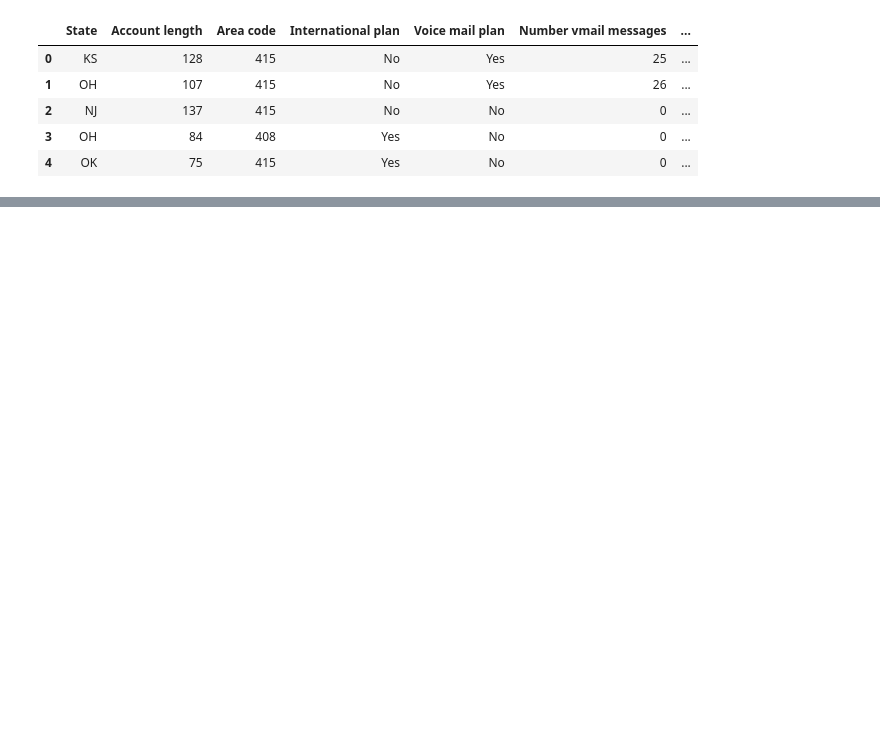
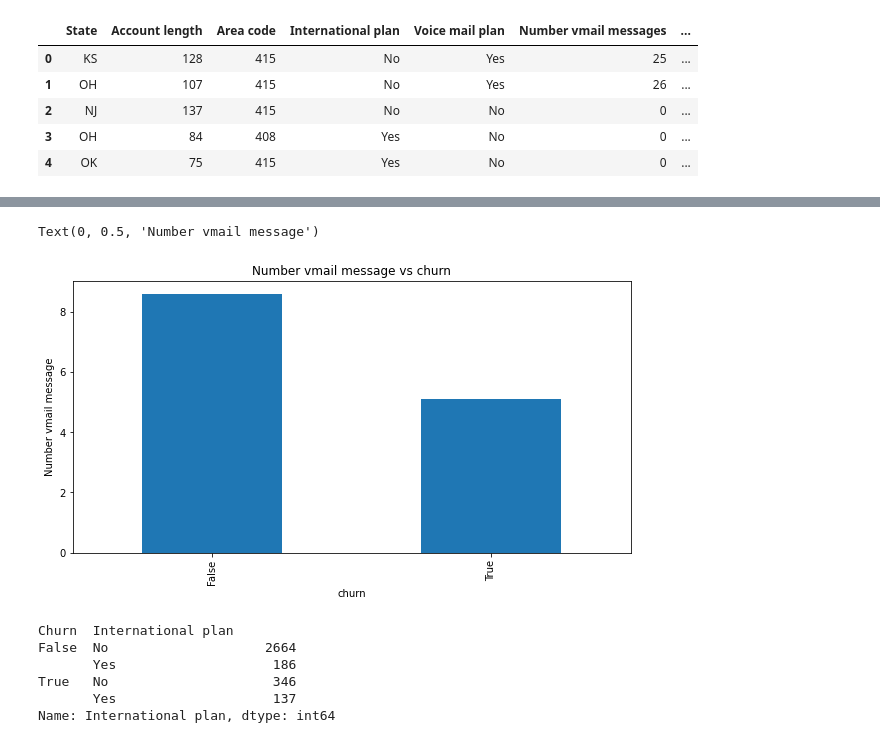
Before and after one commit to Peeyush2027/Telecom-churn-analysis, a Jupyter notebook: CH_Peeyush_Jain_Telecom_Churn_Analysis_Capstone_Project.ipynb, the cells around one changed output, grey strips where cells are left out. Cells and saved outputs as stored; diff of their text form; code cells hidden in the pictures; blank space fills up the shorter version.

```diff
--- a/CH_Peeyush_Jain_Telecom_Churn_Analysis_Capstone_Project.ipynb
+++ b/CH_Peeyush_Jain_Telecom_Churn_Analysis_Capstone_Project.ipynb
@@ -31,0 +225,19 @@ df.head()
+# %%
+plt.rcParams['figure.figsize'] = (10, 5)
+df7.plot(kind='bar')
+plt.title('Number vmail message vs churn')
+plt.xlabel('churn')
+plt.ylabel('Number vmail message')
+# %% [output]
+Text(0, 0.5, 'Number vmail message')
+[figure, added]
+# %%
+df8 = df.groupby(['Churn','International plan'])['International plan'].count()
+df8
+# %% [output]
+Churn  International plan
+False  No                    2664
+       Yes                    186
+True   No                     346
+       Yes                    137
+Name: International plan, dtype: int64
```
Also changed, not shown: parts of 22 cells of this notebook.
